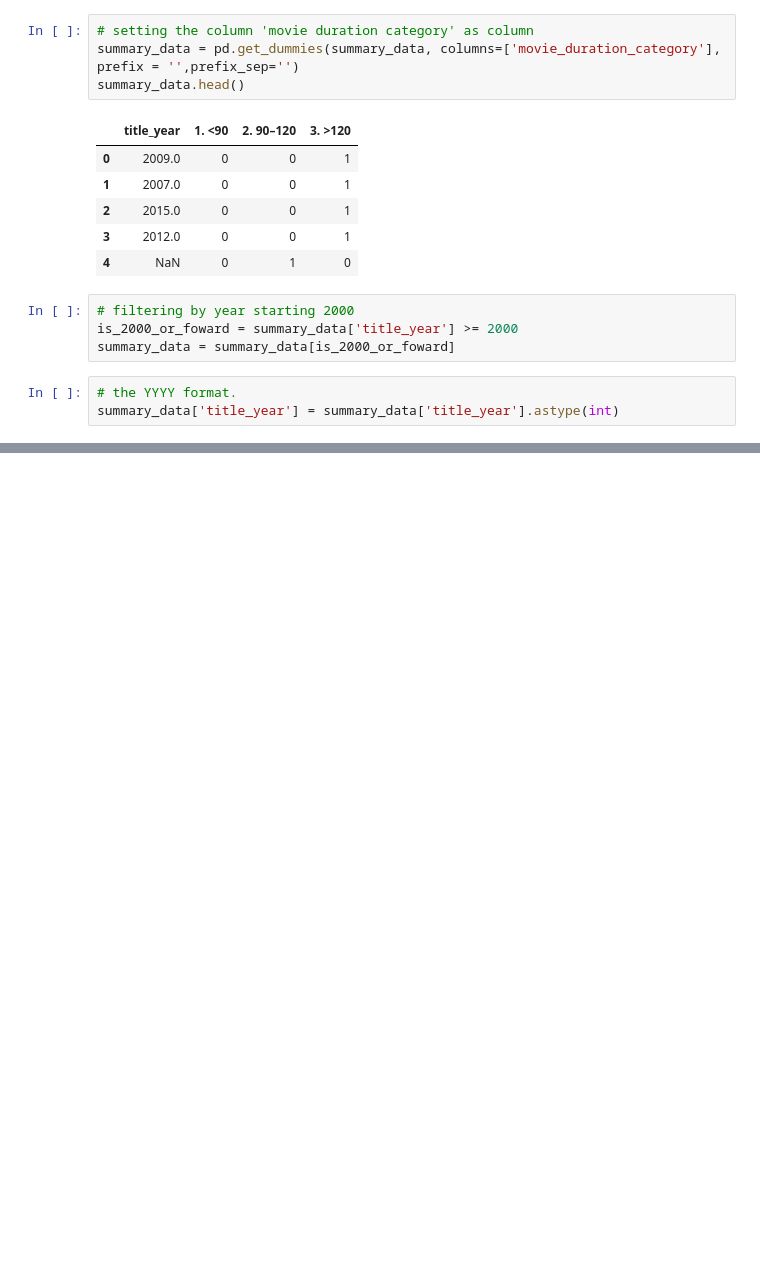
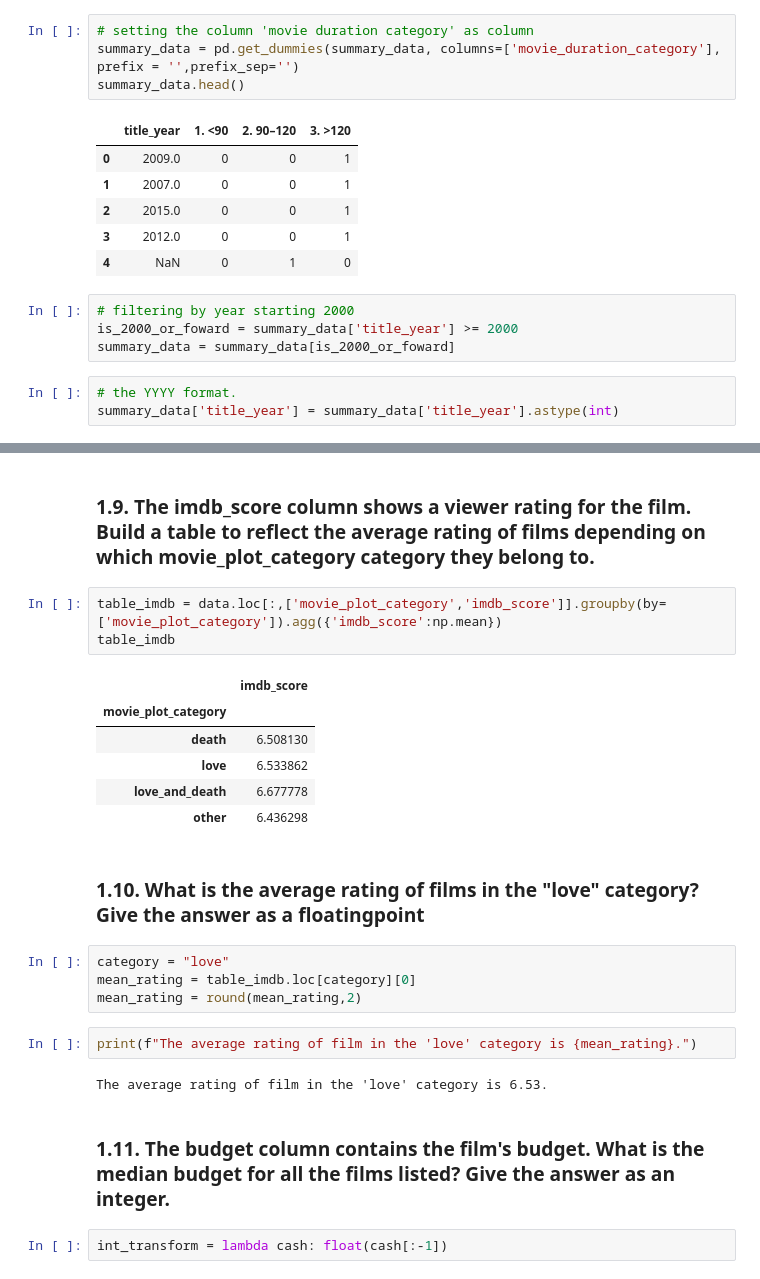
Before and after one commit to EderReisS/test_task_DS, a Jupyter notebook: Task 1/task1.ipynb, the cells around one changed output, grey strips where cells are left out. Cells and saved outputs as stored; diff of their text form; blank space fills up the shorter version.

```diff
--- a/Task 1/task1.ipynb
+++ b/Task 1/task1.ipynb
@@ -155,0 +202,26 @@ summary_data.groupby(by = 'year').sum()
+# %% [markdown]
+### 1.9. The imdb_score column shows a viewer rating for the film. Build a table to reflect the average rating of films depending on which movie_plot_category category they belong to.
+# %%
+table_imdb = data.loc[:,['movie_plot_category','imdb_score']].groupby(by=['movie_plot_category']).agg({'imdb_score':np.mean})
+table_imdb
+# %% [output]
+|  | imdb_score |
+| movie_plot_category |  |
+| death | 6.508130 |
+| love | 6.533862 |
+| love_and_death | 6.677778 |
+| other | 6.436298 |
+# %% [markdown]
+### 1.10. What is the average rating of films in the "love" category? Give the answer as a floatingpoint
+# %%
+category = "love"
+mean_rating = table_imdb.loc[category][0]
+mean_rating = round(mean_rating,2)
+# %%
+print(f"The average rating of film in the 'love' category is {mean_rating}.")
+# %% [output]
+The average rating of film in the 'love' category is 6.53.
+# %% [markdown]
+### 1.11. The budget column contains the film's budget. What is the median budget for all the films listed? Give the answer as an integer.
+# %%
+int_transform = lambda cash: float(cash[:-1])
```
Also changed, not shown: parts of 10 cells of this notebook.
